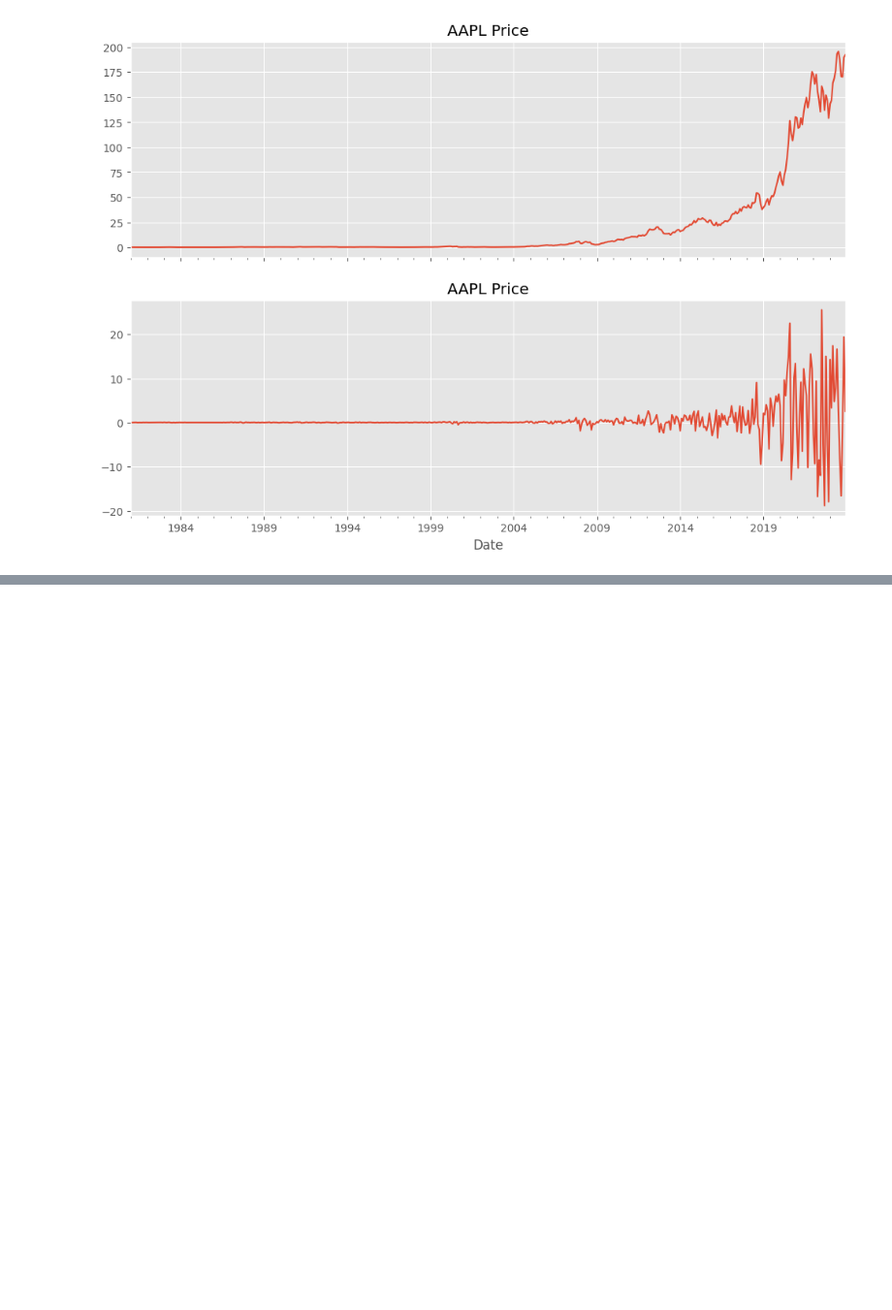
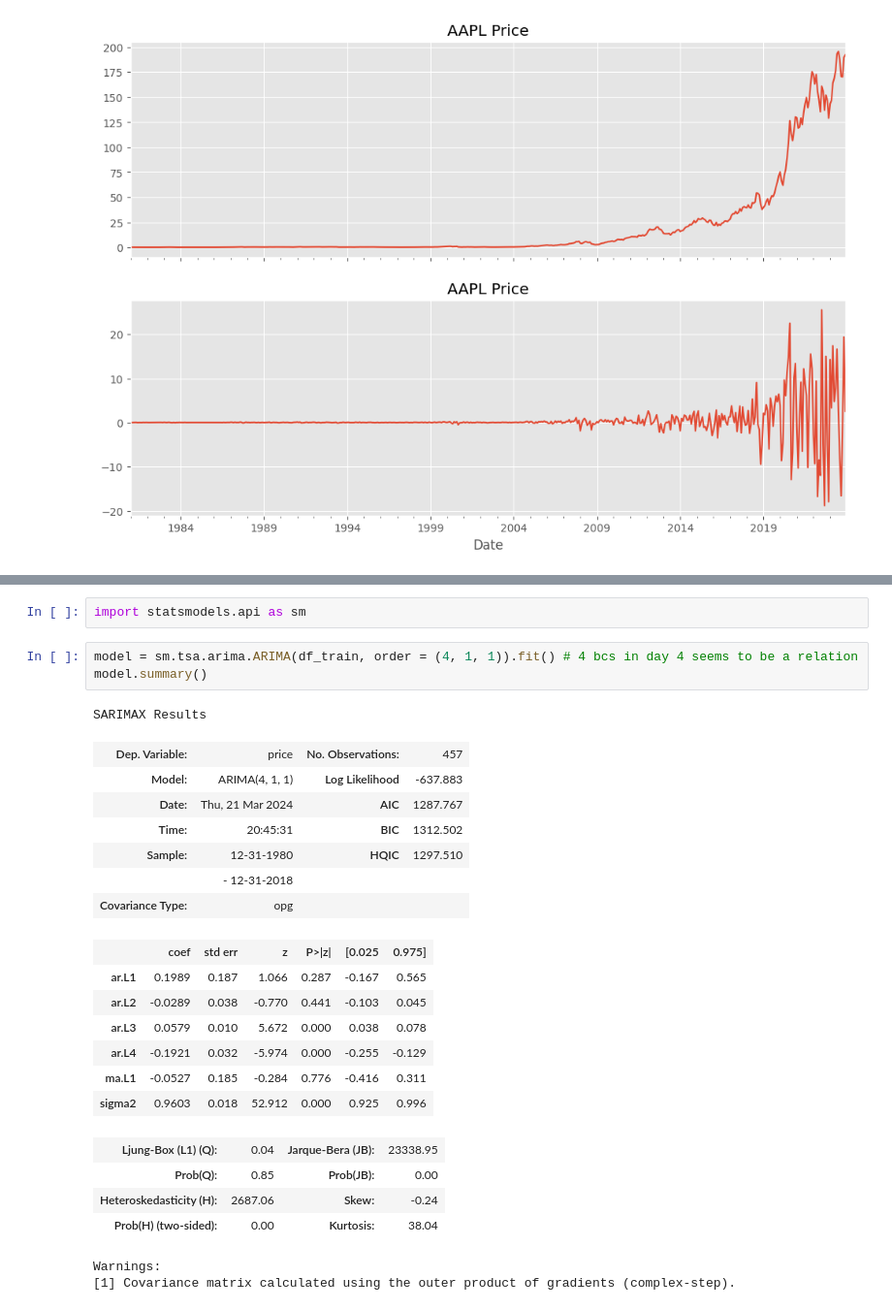
Before and after one commit to pNatTueku/basicPython, a Jupyter notebook: basic_time_series_04.ipynb, the cells around one changed output, grey strips where cells are left out. Shown at 97% size. Drawn from its saved outputs; the diff is of its cells as text; blank space fills up the shorter version.

```diff
--- a/basic_time_series_04.ipynb
+++ b/basic_time_series_04.ipynb
@@ -196,0 +331,27 @@ plt.show()
+# %%
+import statsmodels.api as sm
+# %%
+model = sm.tsa.arima.ARIMA(df_train, order = (4, 1, 1)).fit() # 4 bcs in day 4 seems to be a relation
+model.summary()
+# %% [output]
+SARIMAX Results
+| Dep. Variable: | price | No. Observations: | 457 |
+| Model: | ARIMA(4, 1, 1) | Log Likelihood | -637.883 |
+| Date: | Thu, 21 Mar 2024 | AIC | 1287.767 |
+| Time: | 20:45:31 | BIC | 1312.502 |
+| Sample: | 12-31-1980 | HQIC | 1297.510 |
+|  | - 12-31-2018 |  |  |
+| Covariance Type: | opg |  |  |
+|  | coef | std err | z | P>|z| | [0.025 | 0.975] |
+| ar.L1 | 0.1989 | 0.187 | 1.066 | 0.287 | -0.167 | 0.565 |
+| ar.L2 | -0.0289 | 0.038 | -0.770 | 0.441 | -0.103 | 0.045 |
+| ar.L3 | 0.0579 | 0.010 | 5.672 | 0.000 | 0.038 | 0.078 |
+| ar.L4 | -0.1921 | 0.032 | -5.974 | 0.000 | -0.255 | -0.129 |
+| ma.L1 | -0.0527 | 0.185 | -0.284 | 0.776 | -0.416 | 0.311 |
+| sigma2 | 0.9603 | 0.018 | 52.912 | 0.000 | 0.925 | 0.996 |
+| Ljung-Box (L1) (Q): | 0.04 | Jarque-Bera (JB): | 23338.95 |
+| Prob(Q): | 0.85 | Prob(JB): | 0.00 |
+| Heteroskedasticity (H): | 2687.06 | Skew: | -0.24 |
+| Prob(H) (two-sided): | 0.00 | Kurtosis: | 38.04 |
+Warnings:
+[1] Covariance matrix calculated using the outer product of gradients (complex-step).
```
Also changed, not shown: parts of 21 cells of this notebook.
